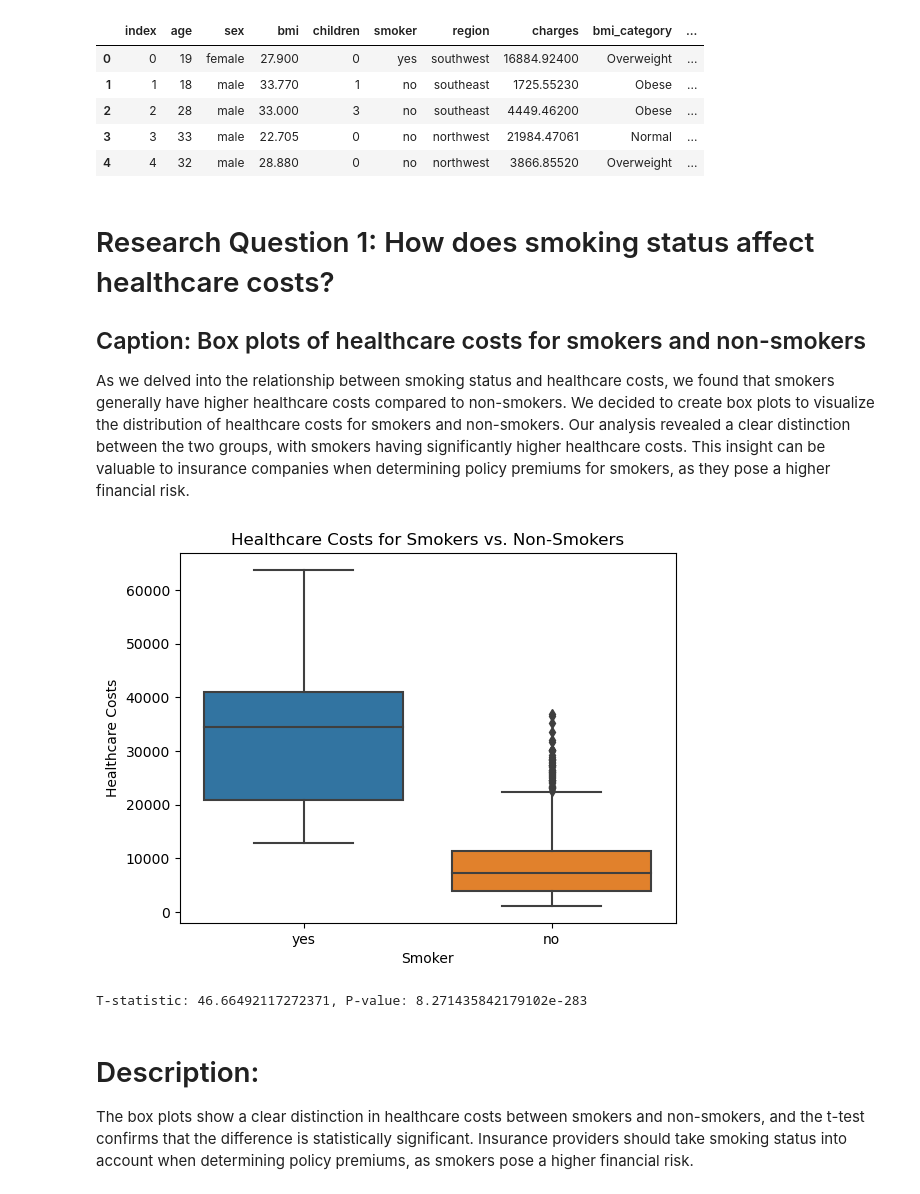
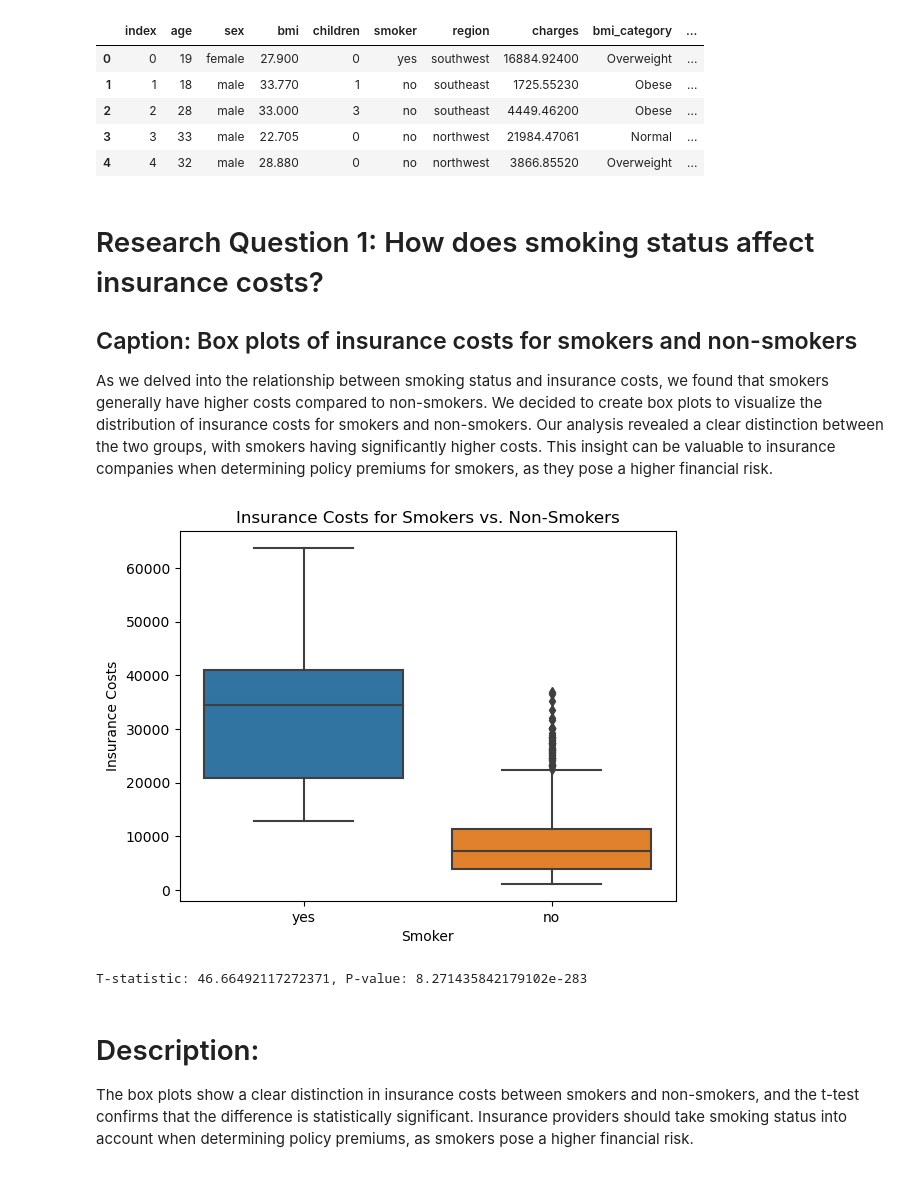
Before and after one commit to ubco-W2022T2-data301/project-group-group25, a Jupyter notebook: analysis/analysis1.ipynb, the cells around one changed output. Drawn from its saved outputs; the diff is of its cells as text; code cells hidden in the pictures.

```diff
--- a/analysis/analysis1.ipynb
+++ b/analysis/analysis1.ipynb
@@ -326,36 +326,40 @@ dtype: int64
 | 3 | 3 | 33 | male | 22.705 | 0 | no | northwest | 21984.47061 | Normal | ... |
 | 4 | 4 | 32 | male | 28.880 | 0 | no | northwest | 3866.85520 | Overweight | ... |
 # %% [markdown]
-# Research Question 1: How does smoking status affect healthcare costs?
+# Research Question 1: How does smoking status affect insurance costs?
 
-## Caption: Box plots of healthcare costs for smokers and non-smokers
+## Caption: Box plots of insurance costs for smokers and non-smokers
 
-As we delved into the relationship between smoking status and healthcare costs, we found that smokers generally have higher healthcare costs compared to non-smokers. We decided to create box plots to visualize the distribution of healthcare costs for smokers and non-smokers. Our analysis revealed a clear distinction between the two groups, with smokers having significantly higher healthcare costs. This insight can be valuable to insurance companies when determining policy premiums for smokers, as they pose a higher financial risk.
+As we delved into the relationship between smoking status and insurance costs, we found that smokers generally have higher costs compared to non-smokers. We decided to create box plots to visualize the distribution of insurance costs for smokers and non-smokers. Our analysis revealed a clear distinction between the two groups, with smokers having significantly higher costs. This insight can be valuable to insurance companies when determining policy premiums for smokers, as they pose a higher financial risk.
 # %%
 import seaborn as sns
 import matplotlib.pyplot as plt
 from scipy.stats import ttest_ind
+import pandas as pd
 
-# Group the data by smoker status and calculate the mean and median healthcare costs for each group
+# Load the data into a pandas dataframe
+df = pd.read_csv("../data/raw/insurance.csv")
+
+# Group the data by smoker status and calculate the mean and median insurance costs for each group
 smoker_costs = df.groupby('smoker')['charges'].agg(['mean', 'median'])
 
-# Create box plots to visualize the distribution of healthcare costs for smokers and non-smokers
+# Create box plots to visualize the distribution of insurance costs for smokers and non-smokers
 sns.boxplot(x='smoker', y='charges', data=df)
-plt.title('Healthcare Costs for Smokers vs. Non-Smokers')
+plt.title('Insurance Costs for Smokers vs. Non-Smokers')
 plt.xlabel('Smoker')
-plt.ylabel('Healthcare Costs')
+plt.ylabel('Insurance Costs')
 plt.show()
 
-# Perform a t-test to determine if there is a significant difference in healthcare costs between smokers and non-smokers
+# Perform a t-test to determine if there is a significant difference in insurance costs between smokers and non-smokers
 smokers = df[df['smoker'] == 'yes']['charges']
 non_smokers = df[df['smoker'] == 'no']['charges']
 t_stat, p_value = ttest_ind(smokers, non_smokers)
 
 print(f"T-statistic: {t_stat}, P-value: {p_value}")
 # %% [output]
-[figure, old version]
+[figure, new version]
 T-statistic: 46.66492117272371, P-value: 8.271435842179102e-283
 # %% [markdown]
 # Description:
-The box plots show a clear distinction in healthcare costs between smokers and non-smokers, and the t-test confirms that the difference is statistically significant. Insurance providers should take smoking status into account when determining policy premiums, as smokers pose a higher financial risk.
+The box plots show a clear distinction in insurance costs between smokers and non-smokers, and the t-test confirms that the difference is statistically significant. Insurance providers should take smoking status into account when determining policy premiums, as smokers pose a higher financial risk.
 # %% [markdown]
```
Also changed, not shown: parts of 8 cells of this notebook.
